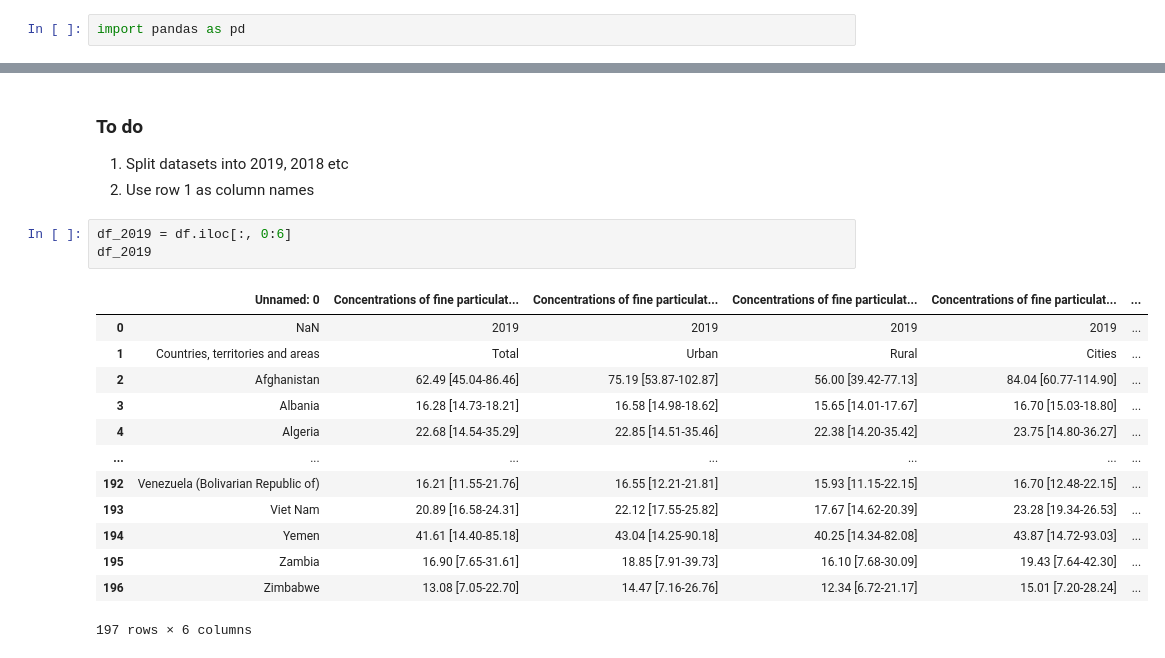
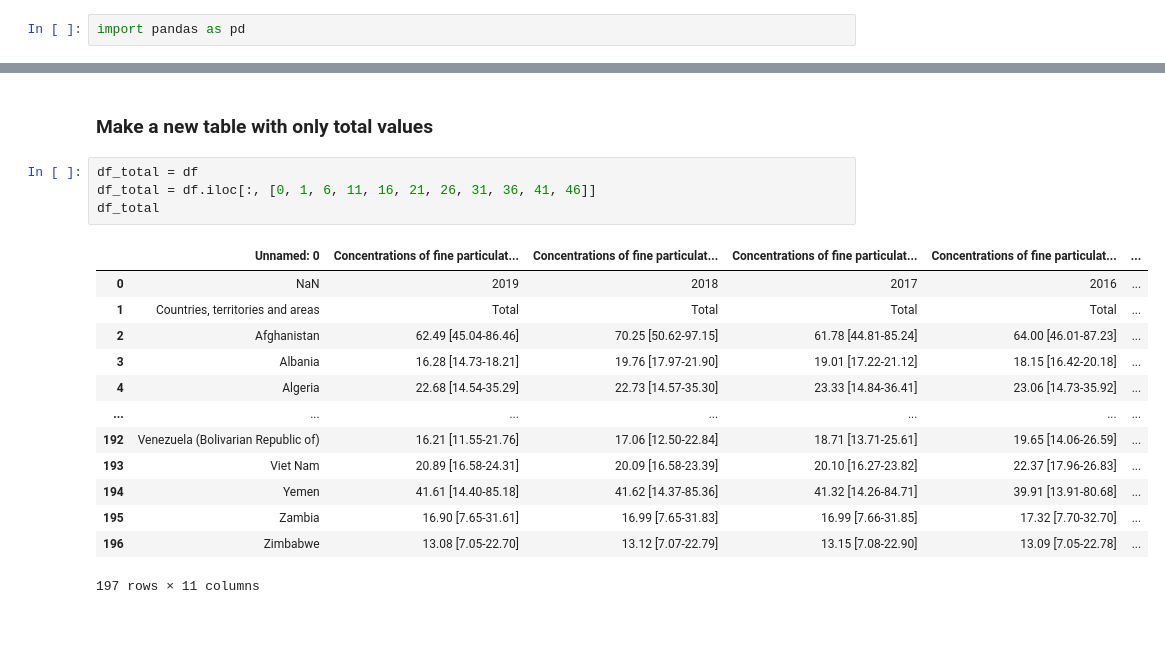
Before and after one commit to YatHui/EveryBreathYouTake, a Jupyter notebook: data_sets/air_quality/air_quality.ipynb, the cells around one changed output, grey strips where cells are left out. Saved outputs shown, nothing was run; the diff lists cells and outputs as text; blank space fills up the shorter version.

```diff
--- a/data_sets/air_quality/air_quality.ipynb
+++ b/data_sets/air_quality/air_quality.ipynb
@@ -42,21 +22,20 @@ Name: 0, dtype: object
-# %% [markdown]
-### To do
-1. Split datasets into 2019, 2018 etc
-2. Use row 1 as column names
-# %%
-df_2019 = df.iloc[:, 0:6]
-df_2019
-# %% [output]
-|  | Unnamed: 0 | Concentrations of fine particulat... | Concentrations of fine particulat... | Concentrations of fine particulat... | Concentrations of fine particulat... | ... |
-| 0 | NaN | 2019 | 2019 | 2019 | 2019 | ... |
-| 1 | Countries, territories and areas | Total | Urban | Rural | Cities | ... |
-| 2 | Afghanistan | 62.49 [45.04-86.46] | 75.19 [53.87-102.87] | 56.00 [39.42-77.13] | 84.04 [60.77-114.90] | ... |
-| 3 | Albania | 16.28 [14.73-18.21] | 16.58 [14.98-18.62] | 15.65 [14.01-17.67] | 16.70 [15.03-18.80] | ... |
-| 4 | Algeria | 22.68 [14.54-35.29] | 22.85 [14.51-35.46] | 22.38 [14.20-35.42] | 23.75 [14.80-36.27] | ... |
-| ... | ... | ... | ... | ... | ... | ... |
-| 192 | Venezuela (Bolivarian Republic of) | 16.21 [11.55-21.76] | 16.55 [12.21-21.81] | 15.93 [11.15-22.15] | 16.70 [12.48-22.15] | ... |
-| 193 | Viet Nam | 20.89 [16.58-24.31] | 22.12 [17.55-25.82] | 17.67 [14.62-20.39] | 23.28 [19.34-26.53] | ... |
-| 194 | Yemen | 41.61 [14.40-85.18] | 43.04 [14.25-90.18] | 40.25 [14.34-82.08] | 43.87 [14.72-93.03] | ... |
-| 195 | Zambia | 16.90 [7.65-31.61] | 18.85 [7.91-39.73] | 16.10 [7.68-30.09] | 19.43 [7.64-42.30] | ... |
-| 196 | Zimbabwe | 13.08 [7.05-22.70] | 14.47 [7.16-26.76] | 12.34 [6.72-21.17] | 15.01 [7.20-28.24] | ... |
-197 rows × 6 columns
+# %% [markdown]
+### Make a new table with only total values
+# %%
+df_total = df
+df_total = df.iloc[:, [0, 1, 6, 11, 16, 21, 26, 31, 36, 41, 46]]
+df_total
+# %% [output]
+|  | Unnamed: 0 | Concentrations of fine particulat... | Concentrations of fine particulat... | Concentrations of fine particulat... | Concentrations of fine particulat... | ... |
+| 0 | NaN | 2019 | 2018 | 2017 | 2016 | ... |
+| 1 | Countries, territories and areas | Total | Total | Total | Total | ... |
+| 2 | Afghanistan | 62.49 [45.04-86.46] | 70.25 [50.62-97.15] | 61.78 [44.81-85.24] | 64.00 [46.01-87.23] | ... |
+| 3 | Albania | 16.28 [14.73-18.21] | 19.76 [17.97-21.90] | 19.01 [17.22-21.12] | 18.15 [16.42-20.18] | ... |
+| 4 | Algeria | 22.68 [14.54-35.29] | 22.73 [14.57-35.30] | 23.33 [14.84-36.41] | 23.06 [14.73-35.92] | ... |
+| ... | ... | ... | ... | ... | ... | ... |
+| 192 | Venezuela (Bolivarian Republic of) | 16.21 [11.55-21.76] | 17.06 [12.50-22.84] | 18.71 [13.71-25.61] | 19.65 [14.06-26.59] | ... |
+| 193 | Viet Nam | 20.89 [16.58-24.31] | 20.09 [16.58-23.39] | 20.10 [16.27-23.82] | 22.37 [17.96-26.83] | ... |
+| 194 | Yemen | 41.61 [14.40-85.18] | 41.62 [14.37-85.36] | 41.32 [14.26-84.71] | 39.91 [13.91-80.68] | ... |
+| 195 | Zambia | 16.90 [7.65-31.61] | 16.99 [7.65-31.83] | 16.99 [7.66-31.85] | 17.32 [7.70-32.70] | ... |
+| 196 | Zimbabwe | 13.08 [7.05-22.70] | 13.12 [7.07-22.79] | 13.15 [7.08-22.90] | 13.09 [7.05-22.78] | ... |
+197 rows × 11 columns
```
Also changed, not shown: parts of 11 cells of this notebook, 2 other files.
